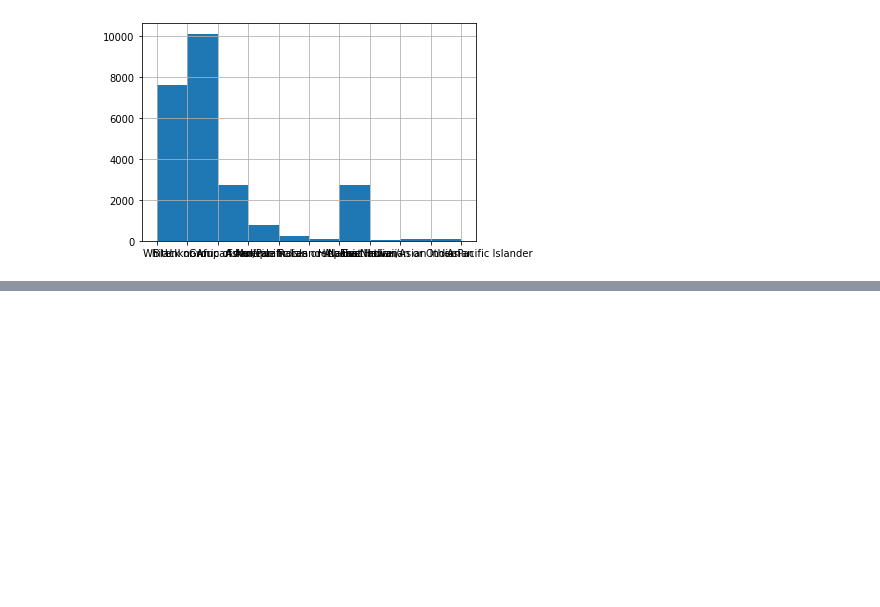
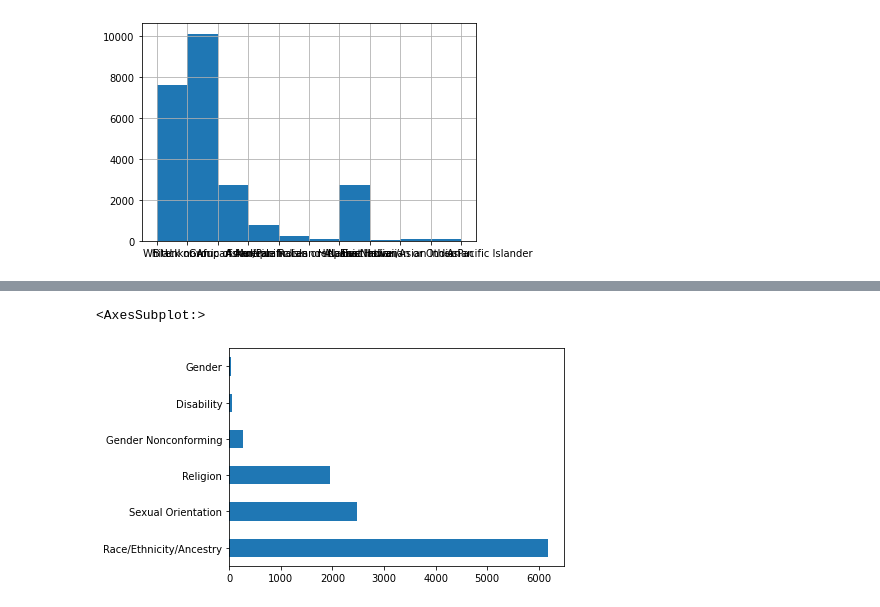
Before and after one commit to monachatterjee/LEDEProgram, a Jupyter notebook: CA Hate Crimes .ipynb, the cells around one changed output, grey strips where cells are left out. Saved outputs shown, nothing was run; the diff lists cells and outputs as text; code cells hidden in the pictures; blank space fills up the shorter version.

```diff
--- a/CA Hate Crimes .ipynb
+++ b/CA Hate Crimes .ipynb
@@ -93,0 +168,3 @@ df.Offensive_Act.
+# %%
+df = pd.read_excel("Hate2010-2020.xlsx")
+#Itookoutyearstofocusonlyon10latestyears
@@ -93,0 +257,5 @@ df.Offensive_Act.
+# %%
+df['MostSeriousBiasType'].value_counts().plot(kind='barh')
+# %% [output]
+<AxesSubplot:>
+[figure, added]
```
Also changed, not shown: parts of 39 cells of this notebook.
